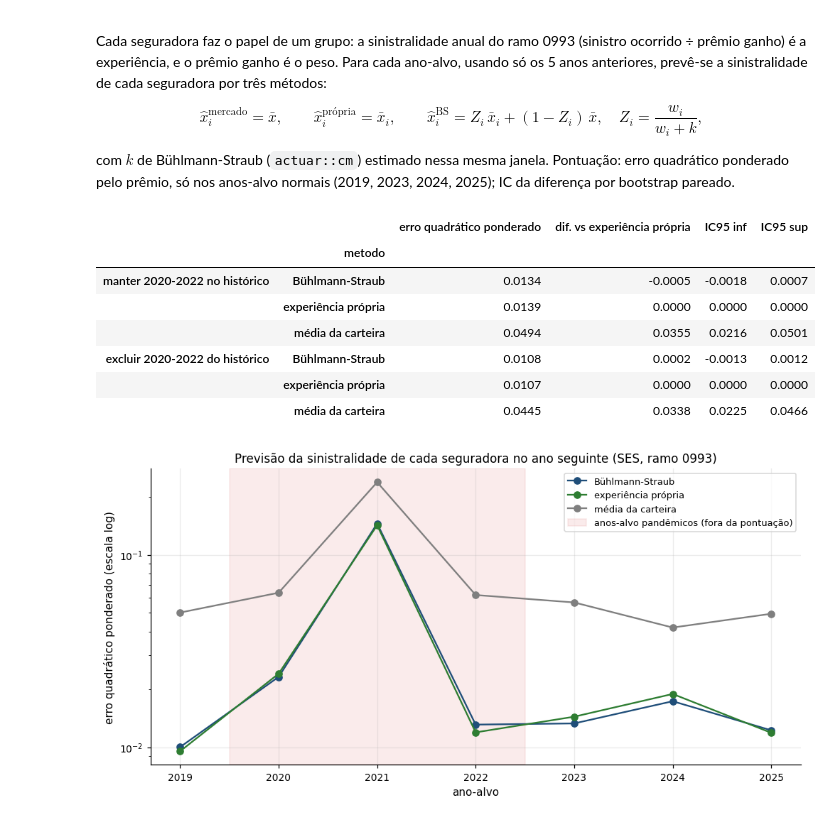
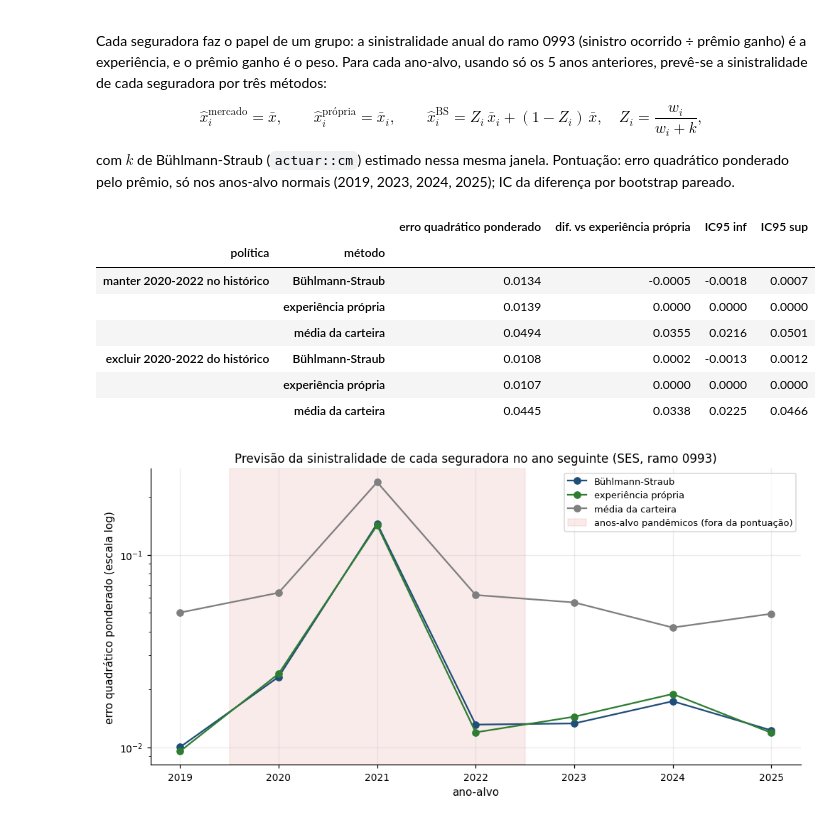
Before and after one commit to arthurpmotta02/vida-grupo-pricing, a Jupyter notebook: notebooks/05_validacao.ipynb, the cells around one changed output. Saved outputs shown, nothing was run; the diff lists cells and outputs as text; code cells hidden in the pictures.

```diff
--- a/notebooks/05_validacao.ipynb
+++ b/notebooks/05_validacao.ipynb
@@ -59,15 +59,17 @@ prêmio, só nos anos-alvo normais (2019, 2023, 2024, 2025); IC da diferença po
 # %%
 ses = P.ler_ses(cp, RAIZ)
 anual = P.sinistralidade_anual(ses[ses["ano"] <= 2025], "0993", por_cia=True)
 anual = anual[anual["premio_ganho"] > 1e7].rename(columns={"coenti": "unidade", "sinistralidade": "x"})
 anual["w"] = anual["premio_ganho"] / 1e6                       # em R$ milhões
 ALVOS, PANDEMIA = list(range(2019, 2026)), (2020, 2021, 2022)
 res = {pol: B.credibilidade_mercado(anual, ALVOS, 5, anos_excluidos_historico=exc, anos_alvo_excluidos=PANDEMIA, n_boot=2000)
        for pol, exc in [("manter 2020-2022 no histórico", ()), ("excluir 2020-2022 do histórico", PANDEMIA)]}
-pd.concat({p: r["resumo"].set_index("metodo") for p, r in res.items()})
+ses_res = pd.concat({p: r["resumo"].set_index("metodo") for p, r in res.items()}, names=["política", "método"])
+ses_res.to_csv(RAIZ / "resultados/05_credibilidade_ses.csv")
+ses_res
 # %% [output]
 |  |  | erro quadrático ponderado | dif. vs experiência própria | IC95 inf | IC95 sup |
-|  | metodo |  |  |  |  |
+| política | método |  |  |  |  |
 | manter 2020-2022 no histórico | Bühlmann-Straub | 0.0134 | -0.0005 | -0.0018 | 0.0007 |
 |  | experiência própria | 0.0139 | 0.0000 | 0.0000 | 0.0000 |
 |  | média da carteira | 0.0494 | 0.0355 | 0.0216 | 0.0501 |
```
Also changed, not shown: parts of 1 cell of this notebook, 17 other files.
